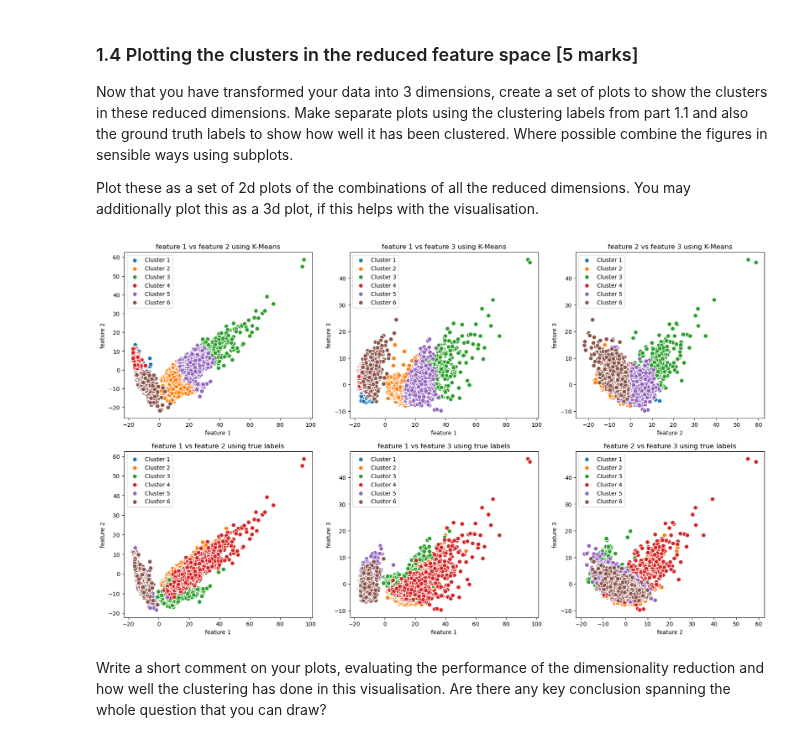
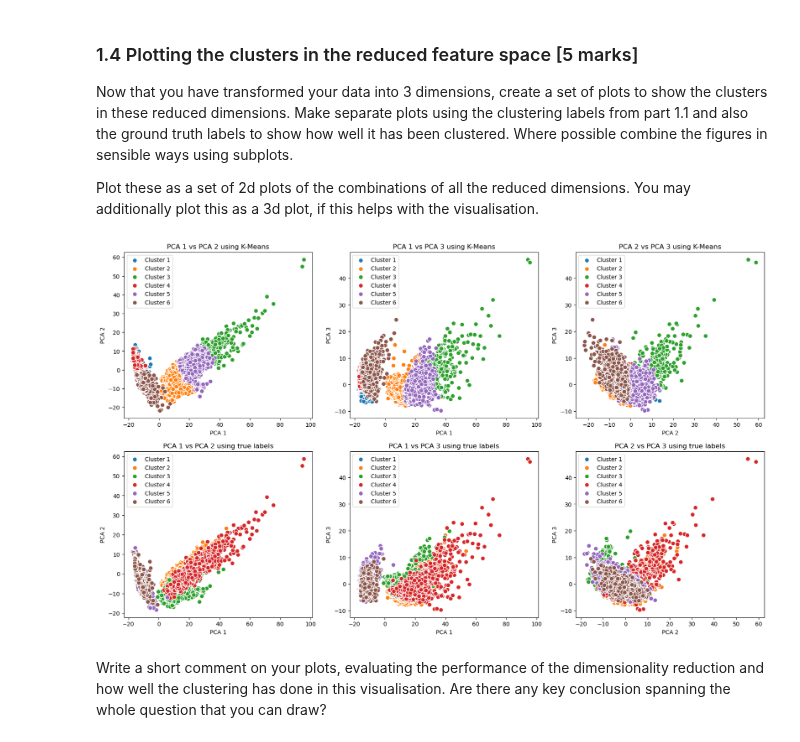
Before and after one commit to adhirajbane13/Uni_Sheffield_Module_Work, a Jupyter notebook: ML-and-AI/Assignment/assignment_ACS23AB.ipynb, the cells around one changed output. Saved outputs shown, nothing was run; the diff lists cells and outputs as text; code cells hidden in the pictures.

```diff
--- a/ML-and-AI/Assignment/assignment_ACS23AB.ipynb
+++ b/ML-and-AI/Assignment/assignment_ACS23AB.ipynb
@@ -579,36 +579,36 @@ Plot these as a set of 2d plots of the combinations of all the reduced dimension
 # %%
 # Program your plots here
 from itertools import combinations
 list1 = list(range(0,3))
 combination_pairs = list(combinations(list1, 2))
 plt.figure(figsize=[5,5])
 #plotting using the 1.1 labels
 clusters = np.unique(model.labels_)
 for pairs in combination_pairs:
     for i in range(len(clusters)):
         plt.subplot(2,3,combination_pairs.index(pairs)+1)
         cluster_points = x_train_pca[model.labels_ == i]
         plt.scatter(cluster_points[:, pairs[0]], cluster_points[:, pairs[1]], label=f'Cluster {i + 1}', s=60, edgecolors='w')
-        plt.xlabel(f'feature {pairs[0] + 1}')
-        plt.ylabel(f'feature {pairs[1] + 1}')
-        plt.title(f'feature {pairs[0] + 1} vs feature {pairs[1] + 1} using K-Means')
+        plt.xlabel(f'PCA {pairs[0] + 1}')
+        plt.ylabel(f'PCA {pairs[1] + 1}')
+        plt.title(f'PCA {pairs[0] + 1} vs PCA {pairs[1] + 1} using K-Means')
         plt.legend()
 
 #plotting using ground truth labels
 clusters = np.unique(y_train)
 for pairs in combination_pairs:
     for i in range(len(clusters)):
         plt.subplot(2,3,combination_pairs.index(pairs)+4)
         cluster_points = x_train_pca[y_train == i]
         plt.scatter(cluster_points[:, pairs[0]], cluster_points[:, pairs[1]], label=f'Cluster {i + 1}', s=60, edgecolors='w')
-        plt.xlabel(f'feature {pairs[0] + 1}')
-        plt.ylabel(f'feature {pairs[1] + 1}')
-        plt.title(f'feature {pairs[0] + 1} vs feature {pairs[1] + 1} using true labels')
+        plt.xlabel(f'PCA {pairs[0] + 1}')
+        plt.ylabel(f'PCA {pairs[1] + 1}')
+        plt.title(f'PCA {pairs[0] + 1} vs PCA {pairs[1] + 1} using true labels')
         plt.legend()
 
 plt.subplots_adjust(left=0.95, bottom=0.2, right=4.1, top=2)
 # %% [output]
-[figure, old version]
+[figure, new version]
 # %% [markdown]
 Write a short comment on your plots, evaluating the performance of the dimensionality reduction and how well the clustering has done in this visualisation. Are there any key conclusion spanning the whole question that you can draw?
 # %% [markdown]
```
Also changed, not shown: parts of 8 cells of this notebook.
